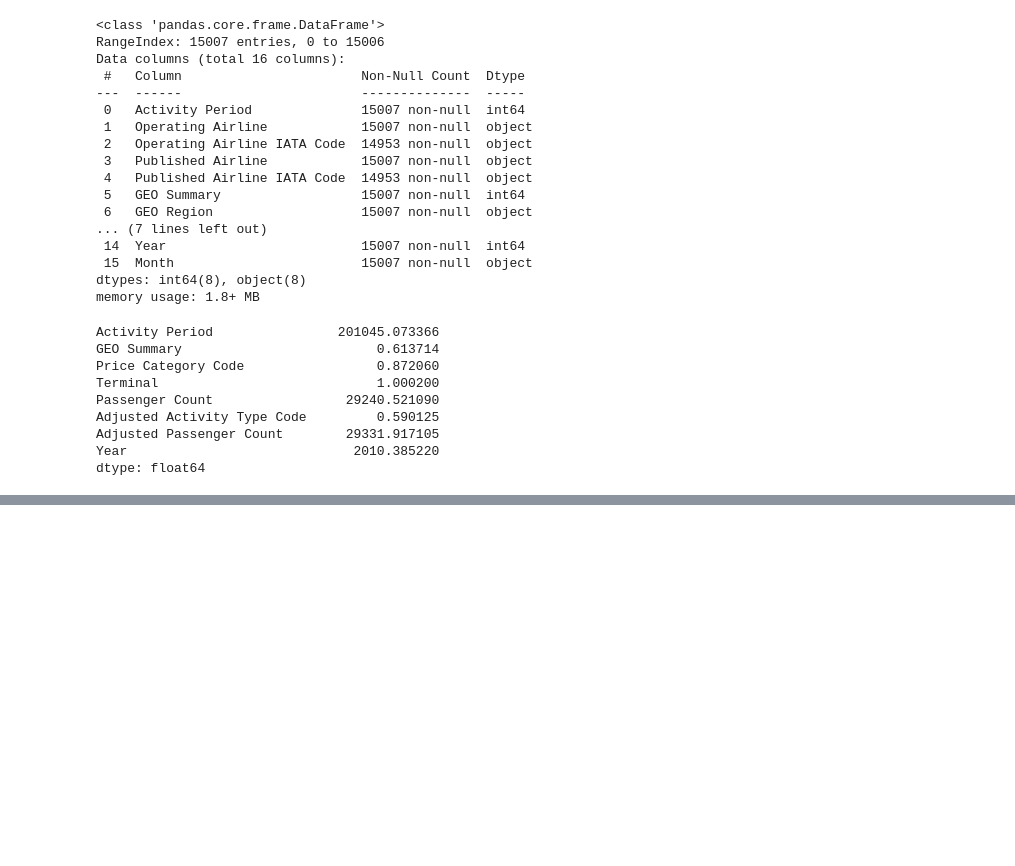
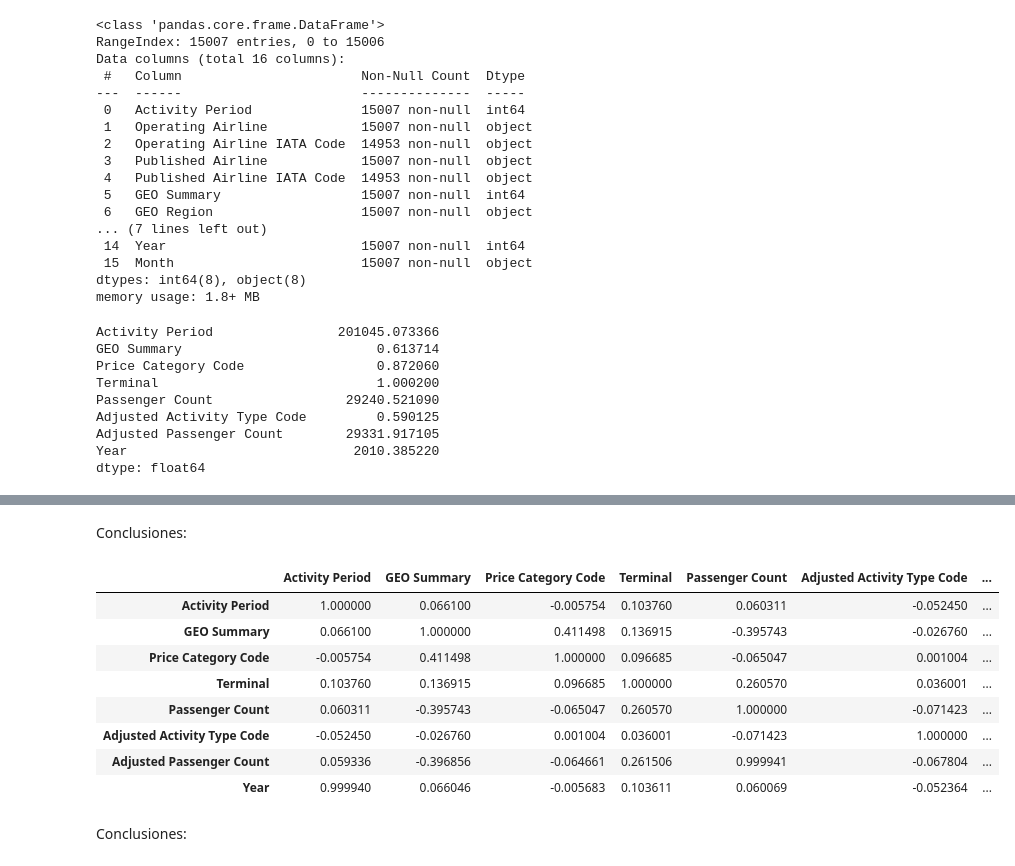
Before and after one commit to andmansim/proyecto_bigdata_Andrea_Manuel_Simon, a Jupyter notebook: Untitled1.ipynb, the cells around one changed output, grey strips where cells are left out. Saved outputs shown, nothing was run; the diff lists cells and outputs as text; code cells hidden in the pictures; blank space fills up the shorter version.

```diff
--- a/Untitled1.ipynb
+++ b/Untitled1.ipynb
@@ -153,5 +167,20 @@ dtype: float64
+# %% [markdown]
+Conclusiones:
 # %%
 #análisis de la correlación cuyo resultado debe ser una matriz de correlación de datos que represente
 #de qué manera están relacionadas las diferentes variables
+df.corr()
+# %% [output]
+|  | Activity Period | GEO Summary | Price Category Code | Terminal | Passenger Count | Adjusted Activity Type Code | ... |
+| Activity Period | 1.000000 | 0.066100 | -0.005754 | 0.103760 | 0.060311 | -0.052450 | ... |
+| GEO Summary | 0.066100 | 1.000000 | 0.411498 | 0.136915 | -0.395743 | -0.026760 | ... |
+| Price Category Code | -0.005754 | 0.411498 | 1.000000 | 0.096685 | -0.065047 | 0.001004 | ... |
+| Terminal | 0.103760 | 0.136915 | 0.096685 | 1.000000 | 0.260570 | 0.036001 | ... |
+| Passenger Count | 0.060311 | -0.395743 | -0.065047 | 0.260570 | 1.000000 | -0.071423 | ... |
+| Adjusted Activity Type Code | -0.052450 | -0.026760 | 0.001004 | 0.036001 | -0.071423 | 1.000000 | ... |
+| Adjusted Passenger Count | 0.059336 | -0.396856 | -0.064661 | 0.261506 | 0.999941 | -0.067804 | ... |
+| Year | 0.999940 | 0.066046 | -0.005683 | 0.103611 | 0.060069 | -0.052364 | ... |
+# %% [markdown]
+Conclusiones:
 # %%
 #escoger los 10 elementos más importantes y argumentar los resultados obtenidos
```
Also changed, not shown: parts of 2 cells of this notebook.
